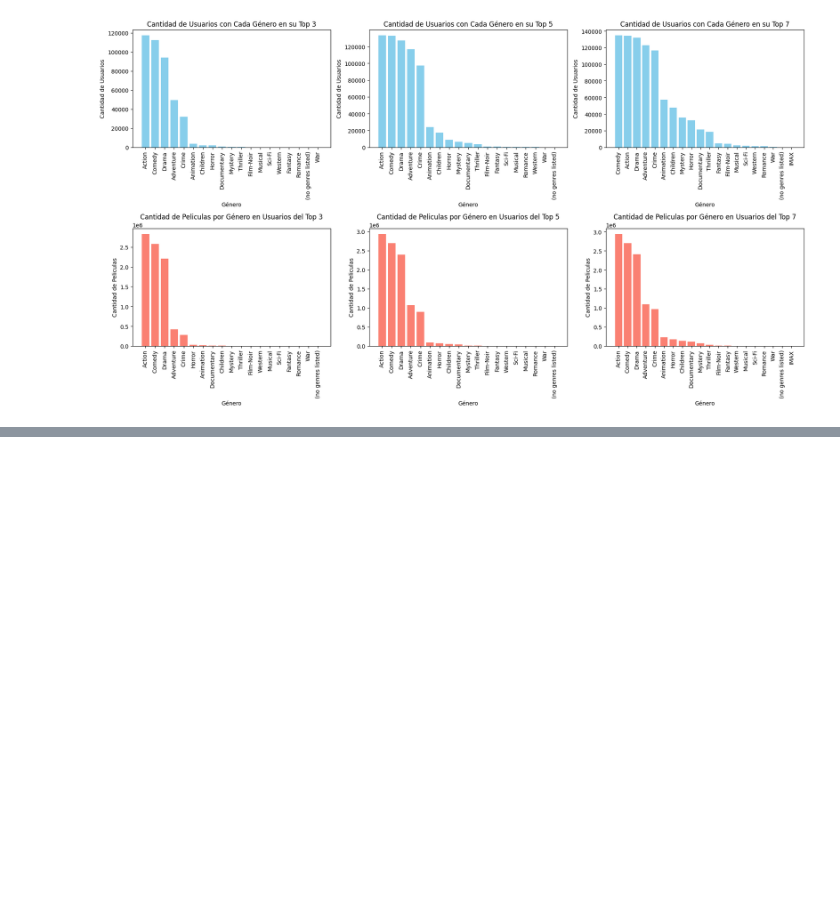
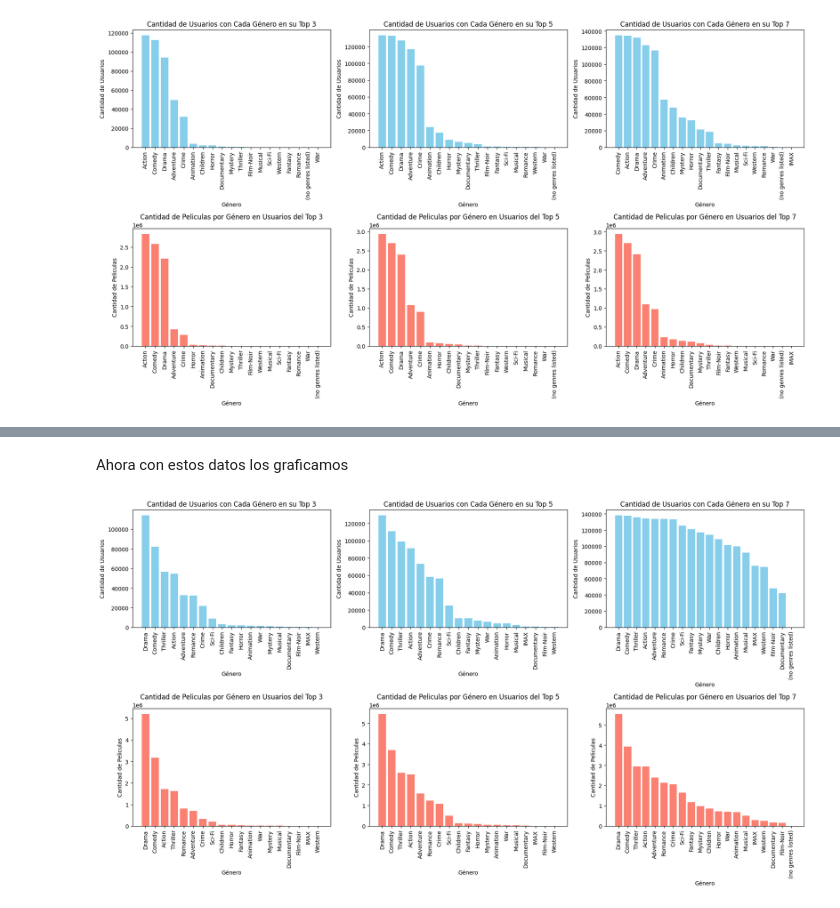
Before and after one commit to ferperezh/IIC3633_ProyectoMetricaDiversidad, a Jupyter notebook: procesamiento_pelicula.ipynb, the cells around one changed output, grey strips where cells are left out. Cells and saved outputs as stored; diff of their text form; code cells hidden in the pictures; blank space fills up the shorter version.

Commit message:
agregar otro procesamiento con todos los generos

```diff
--- a/procesamiento_pelicula.ipynb
+++ b/procesamiento_pelicula.ipynb
@@ -348,0 +351,3 @@ vemos que la cantidad de generos no se aumenta o disminuye significativamente se
+# %%
+movies_data['genre_list'] = movies_data['genres'].str.split('|')
+movies_data
@@ -348,0 +368,17 @@ vemos que la cantidad de generos no se aumenta o disminuye significativamente se
+# %%
+# Crear un diccionario para contar los géneros de cada usuario
+user_genre_counts = {}
+
+for index, row in movies_data.iterrows():
+    user_id = row['userId']
+    genres = row['genre_list']
+
+    if user_id not in user_genre_counts:
+        user_genre_counts[user_id] = {}
+
+    for genre in genres:
+      if genre not in user_genre_counts[user_id]:
+          user_genre_counts[user_id][genre] =  0
+      user_genre_counts[user_id][genre] += 1
+
+user_genre_counts
@@ -348,0 +514,38 @@ vemos que la cantidad de generos no se aumenta o disminuye significativamente se
+# %% [markdown]
+Ahora con estos datos los graficamos
+# %%
+import matplotlib.pyplot as plt
+
+# Lista de DataFrames y valores de K para iterar
+top_k_dfs = [top_k_3_categories_total, top_k_5_categories_total, top_k_7_categories_total]
+k_values = [3, 5, 7]
+
+# Crear la figura y los ejes para la grilla de gráficos (2 filas, 3 columnas)
+fig, axes = plt.subplots(2, 3, figsize=(18, 10))
+
+for i, (top_k_df, k) in enumerate(zip(top_k_dfs, k_values)):
+    # Gráfico 1: Cantidad de usuarios que tienen cada género en su top K
+    genre_user_count = top_k_df['genre_principal'].value_counts()
+    axes[0, i].bar(genre_user_count.index, genre_user_count.values, color='skyblue')
+    axes[0, i].set_title(f"Cantidad de Usuarios con Cada Género en su Top {k}")
+    axes[0, i].set_xlabel("Género")
+    axes[0, i].set_ylabel("Cantidad de Usuarios")
+    axes[0, i].tick_params(axis='x', rotation=90)
+
+    # Agrupar por genero principal para saber la cantidad de peliculas tiene el top k
+    group_movie_by_genre = top_k_df.groupby('genre_principal')['count'].sum()
+    # Ordenar por values
+    group_movie_by_genre = group_movie_by_genre.sort_values(ascending=False)
+
+    # Gráfico 2: Cantidad de peliculas por género en usuarios del top K
+    axes[1, i].bar(group_movie_by_genre.index, group_movie_by_genre.values, color='salmon')
+    axes[1, i].set_title(f"Cantidad de Peliculas por Género en Usuarios del Top {k}")
+    axes[1, i].set_xlabel("Género")
+    axes[1, i].set_ylabel("Cantidad de Peliculas")
+    axes[1, i].tick_params(axis='x', rotation=90)
+
+# Ajustar el layout para mejor visualización
+plt.tight_layout()
+plt.show()
+# %% [output]
+[figure, added]
```
Also changed, not shown: parts of 7 cells of this notebook.
